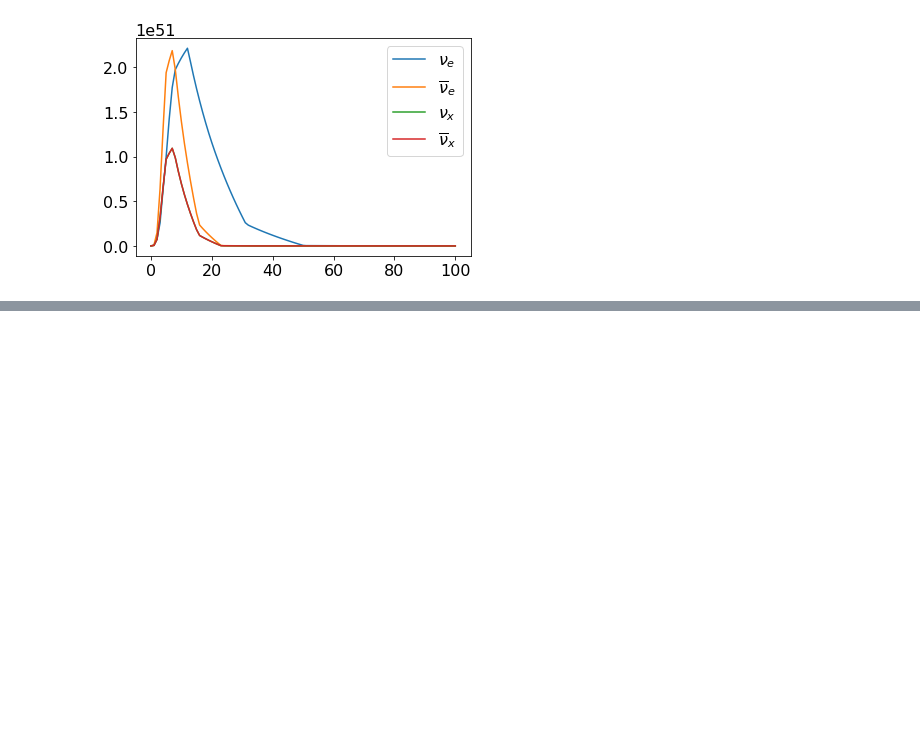
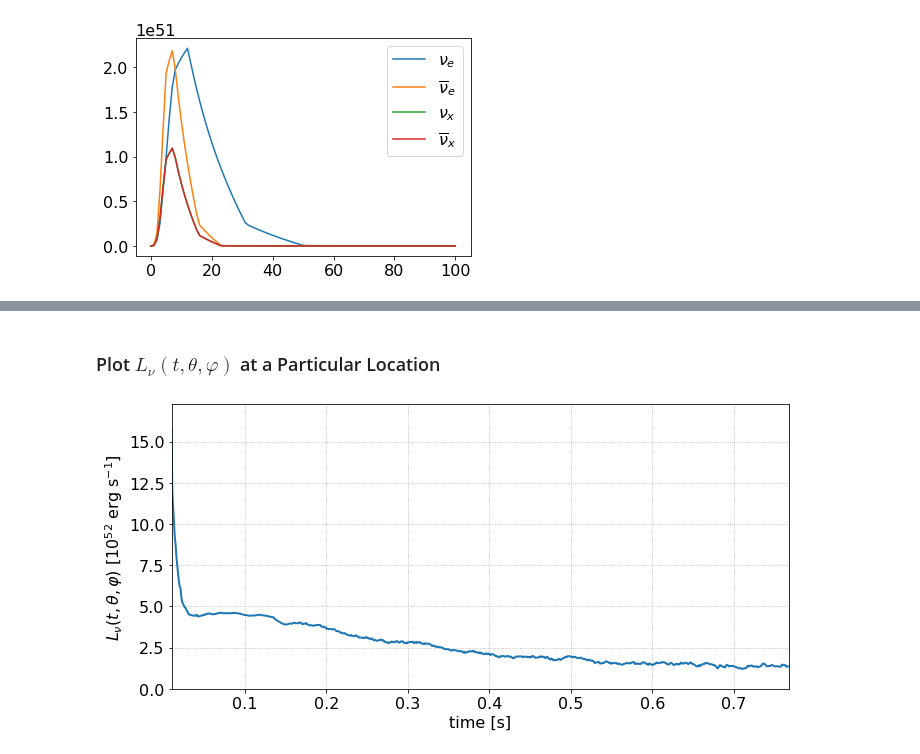
Before and after one commit to SNEWS2/snewpy, a Jupyter notebook: doc/nb/Fornax_2019_3D.ipynb, the cells around one changed output, grey strips where cells are left out. Cells and saved outputs as stored; diff of their text form; code cells hidden in the pictures; blank space fills up the shorter version.

Commit message:
Use to_value syntactic sugar.

```diff
--- a/doc/nb/Fornax_2019_3D.ipynb
+++ b/doc/nb/Fornax_2019_3D.ipynb
@@ -46,0 +87,14 @@ plt.legend()
+# %% [markdown]
+### Plot $L_\nu(t,\theta,\varphi)$ at a Particular Location
+# %%
+k = 55
+
+fig, ax = plt.subplots(1,1, figsize=(10,5), tight_layout=True)
+ax.plot(model.time, L[:,k], lw=2)
+ax.set(xlabel='time [s]',
+       xlim=model.time[0::len(model.time)-1].value,
+       ylabel=r'$L_{\nu}(t,\theta,\varphi)$ [$10^{52}$ erg s$^{-1}$]',
+       ylim=(0, 1.1*np.max(L).value))
+ax.grid(ls=':');
+# %% [output]
+[figure, added]
```
Also changed, not shown: parts of 9 cells of this notebook, 2 other files.
